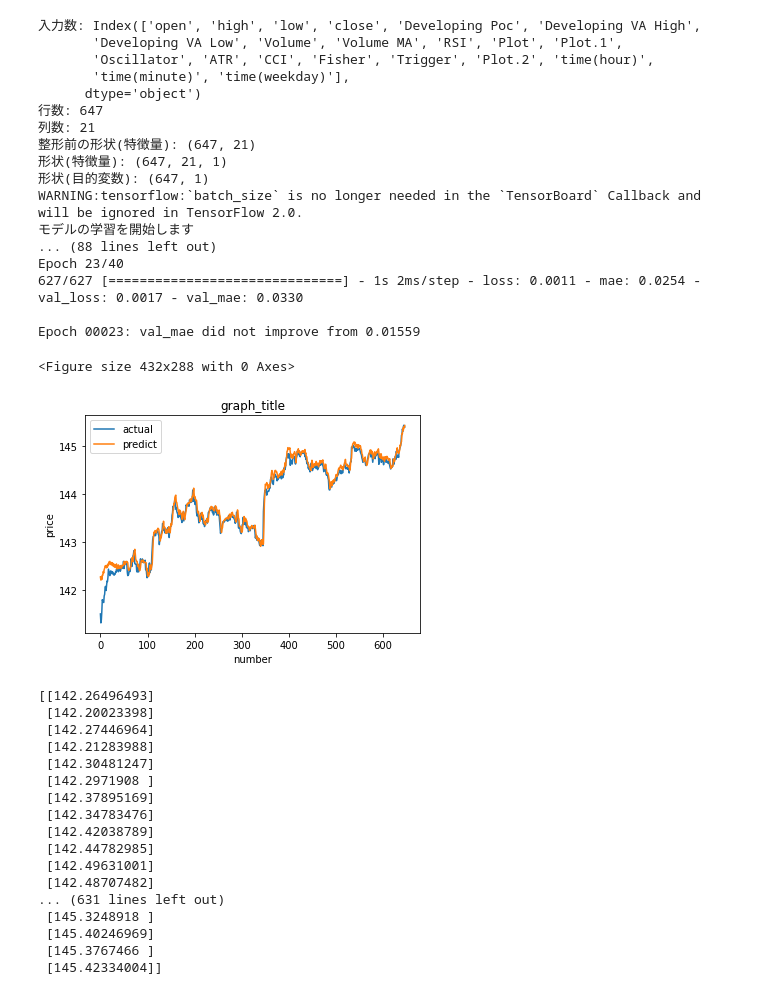
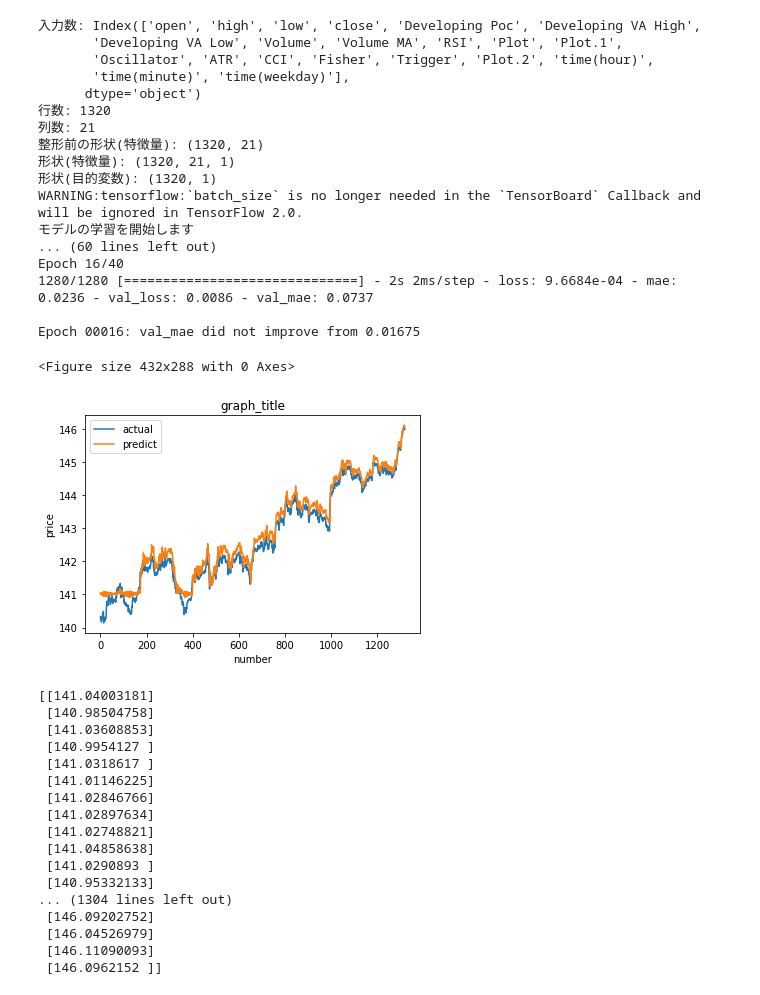
Before and after one commit to hnmwt/deep, a Jupyter notebook: FX/oanda/tradingview/モデルチューニング.ipynb, the cells around one changed output. Cells and saved outputs as stored; diff of their text form; code cells hidden in the pictures.

```diff
--- a/FX/oanda/tradingview/モデルチューニング.ipynb
+++ b/FX/oanda/tradingview/モデルチューニング.ipynb
@@ -91,11 +91,11 @@ def create_traindata(df, X_train, y_train):
     print('列数:', column_count)
     print('整形前の形状(特徴量):', X_train.shape)
     X_train = mm.fit_transform(X_train)  # 正規化
-    pickle.dump(mm, open('./dump/X_train_scaler.sav', 'wb'))
+    pickle.dump(mm, open('./dump_turning/X_train_scaler.sav', 'wb'))
     X_train = np.array(X_train).reshape(row_count, column_count, -1)  # 特徴量の形状(3次元)
     y_train = np.array(y_train).reshape(row_count,1)  # 特徴量の形状
     y_train = mm.fit_transform(y_train)  # 正規化
-    pickle.dump(mm, open('./dump/y_train_scaler.sav', 'wb'))
+    pickle.dump(mm, open('./dump_turning/y_train_scaler.sav', 'wb'))
 
     print('形状(特徴量):', X_train.shape)
     print('形状(目的変数):', y_train.shape)
@@ -207,48 +207,48 @@ epochs = 40
 # %%
 
 graph_title = '30m'
-y_pred_1h, y_pred, y_train = learn(df, X_train, 'y_rate_30m', 'graph_title', epochs, './model/GBPJPY_30m_shisaku/model.hdf5','./model/GBPJPY_30m_shisaku/param.hdf5') # 学習関数
+y_pred_1h, y_pred, y_train = learn(df, X_train, 'y_rate_30m', 'graph_title', epochs, './model/GBPJPY_30m_turning/model.hdf5','./model/GBPJPY_30m_turning/param.hdf5') # 学習関数
 # %% [output]
 入力数: Index(['open', 'high', 'low', 'close', 'Developing Poc', 'Developing VA High',
        'Developing VA Low', 'Volume', 'Volume MA', 'RSI', 'Plot', 'Plot.1',
        'Oscillator', 'ATR', 'CCI', 'Fisher', 'Trigger', 'Plot.2', 'time(hour)',
        'time(minute)', 'time(weekday)'],
       dtype='object')
-行数: 647
+行数: 1320
 列数: 21
-整形前の形状(特徴量): (647, 21)
-形状(特徴量): (647, 21, 1)
-形状(目的変数): (647, 1)
+整形前の形状(特徴量): (1320, 21)
+形状(特徴量): (1320, 21, 1)
+形状(目的変数): (1320, 1)
 WARNING:tensorflow:`batch_size` is no longer needed in the `TensorBoard` Callback and will be ignored in TensorFlow 2.0.
 モデルの学習を開始します
-... (88 lines left out)
-Epoch 23/40
-627/627 [==============================] - 1s 2ms/step - loss: 0.0011 - mae: 0.0254 - val_loss: 0.0017 - val_mae: 0.0330
+... (60 lines left out)
+Epoch 16/40
+1280/1280 [==============================] - 2s 2ms/step - loss: 9.6684e-04 - mae: 0.0236 - val_loss: 0.0086 - val_mae: 0.0737
 
-Epoch 00023: val_mae did not improve from 0.01559
+Epoch 00016: val_mae did not improve from 0.01675
 <Figure size 432x288 with 0 Axes>
-[figure, old version]
+[figure, new version]
 # %%
 # 予測
 print(y_pred)
 # %% [output]
-[[142.26496493]
- [142.20023398]
- [142.27446964]
- [142.21283988]
- [142.30481247]
- [142.2971908 ]
- [142.37895169]
- [142.34783476]
- [142.42038789]
- [142.44782985]
- [142.49631001]
- [142.48707482]
-... (631 lines left out)
- [145.3248918 ]
- [145.40246969]
- [145.3767466 ]
- [145.42334004]]
+[[141.04003181]
+ [140.98504758]
+ [141.03608853]
+ [140.9954127 ]
+ [141.0318617 ]
+ [141.01146225]
+ [141.02846766]
+ [141.02897634]
+ [141.02748821]
+ [141.04858638]
+ [141.0290893 ]
+ [140.95332133]
+... (1304 lines left out)
+ [146.09202752]
+ [146.04526979]
+ [146.11090093]
+ [146.0962152 ]]
 # %%
 # 実測
 print(y_train)
```
Also changed, not shown: parts of 1 cell of this notebook, 14 other files.
